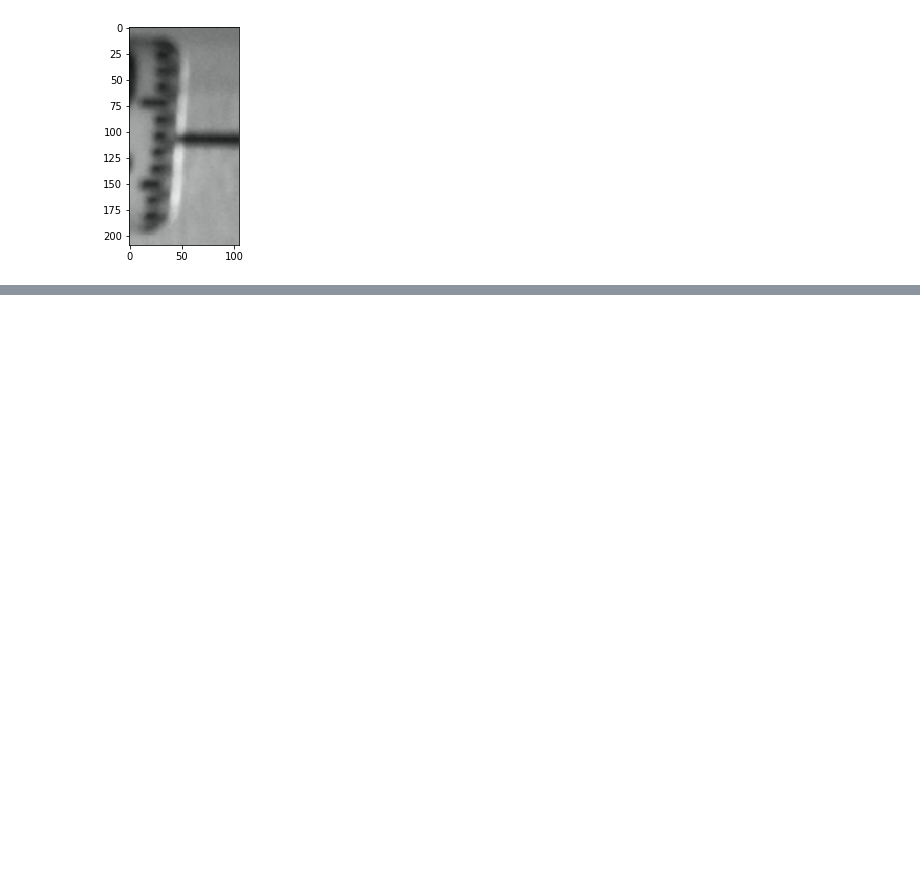
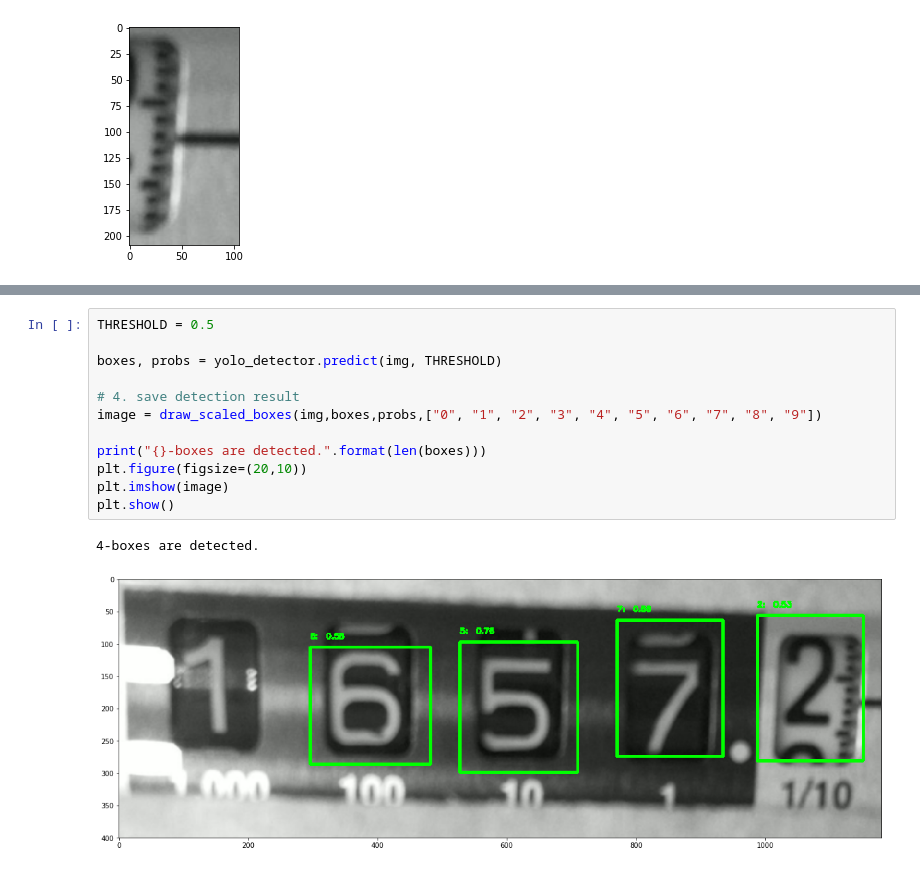
Before and after one commit to codingnest/MeterReading, a Jupyter notebook: detection_example.ipynb, the cells around one changed output, grey strips where cells are left out. Cells and saved outputs as stored; diff of their text form; blank space fills up the shorter version.

```diff
--- a/detection_example.ipynb
+++ b/detection_example.ipynb
@@ -251,0 +272,15 @@ plt.show()
+# %%
+THRESHOLD = 0.5
+
+boxes, probs = yolo_detector.predict(img, THRESHOLD)
+
+# 4. save detection result
+image = draw_scaled_boxes(img,boxes,probs,["0", "1", "2", "3", "4", "5", "6", "7", "8", "9"])
+
+print("{}-boxes are detected.".format(len(boxes)))
+plt.figure(figsize=(20,10))
+plt.imshow(image)
+plt.show()
+# %% [output]
+4-boxes are detected.
+[figure, added]
```
Also changed, not shown: parts of 14 cells of this notebook.
